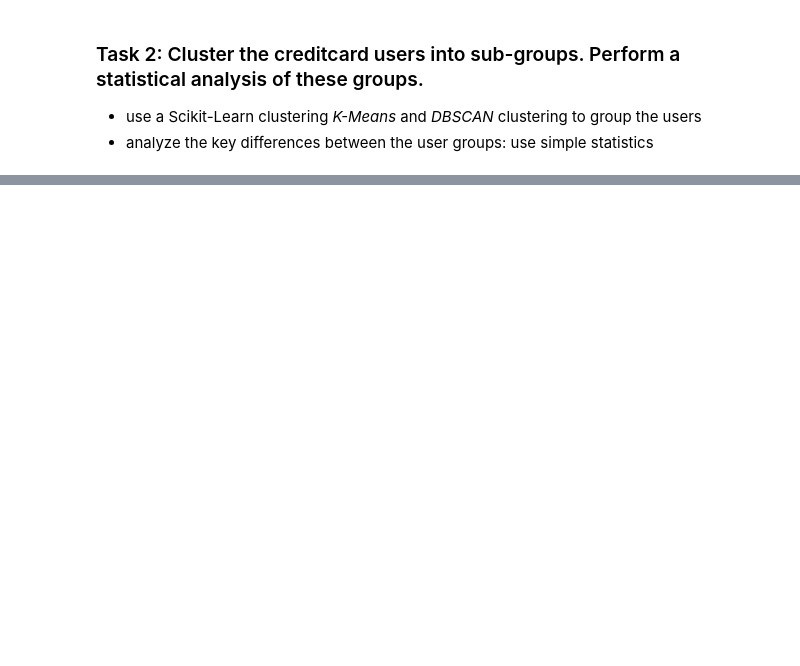
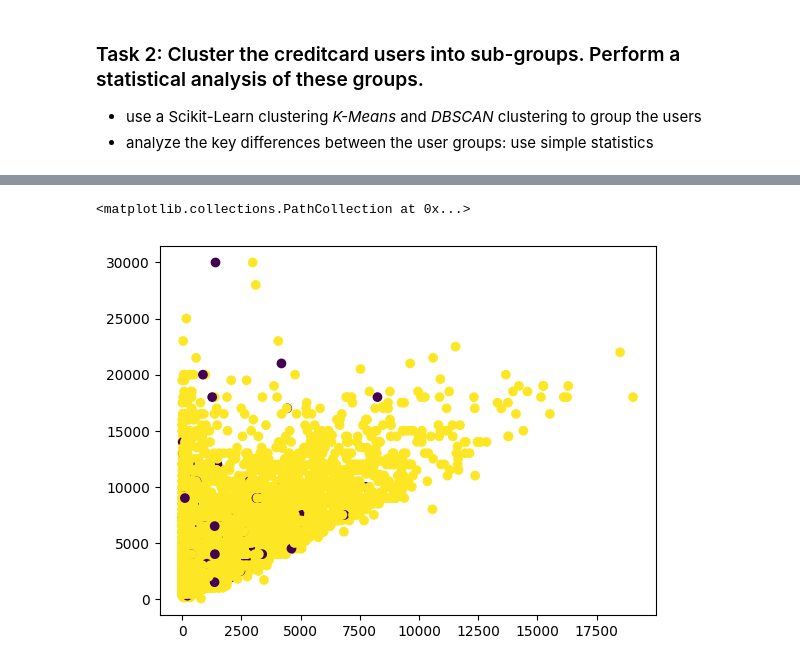
Before and after one commit to 0e141/ENITS_DataMining_WS23, a Jupyter notebook: Week_4/Assignment_4.1_Clustering.ipynb, the cells around one changed output, grey strips where cells are left out. Saved outputs shown, nothing was run; the diff lists cells and outputs as text; code cells hidden in the pictures; blank space fills up the shorter version.

```diff
--- a/Week_4/Assignment_4.1_Clustering.ipynb
+++ b/Week_4/Assignment_4.1_Clustering.ipynb
@@ -88,7 +105,15 @@ fit = model.fit(data)
 # %%
-df = np.array(data, dtype='float')
+data2 = data.drop(columns=["CUST_ID"])
+df = np.array(data2, dtype='float')
 min_max_scaler = preprocessing.StandardScaler()
 scaled_data = min_max_scaler.fit_transform(df)
 scaled_data = normalize(scaled_data)
 
 fit = cluster.DBSCAN().fit(scaled_data)
+
+data2["label"] = fit.labels_
+
+plt.scatter(data2["BALANCE"], data2["CREDIT_LIMIT"], c=fit.labels_)
+# %% [output]
+<matplotlib.collections.PathCollection at 0x...>
+[figure, added]
```
Also changed, not shown: parts of 5 cells of this notebook.
